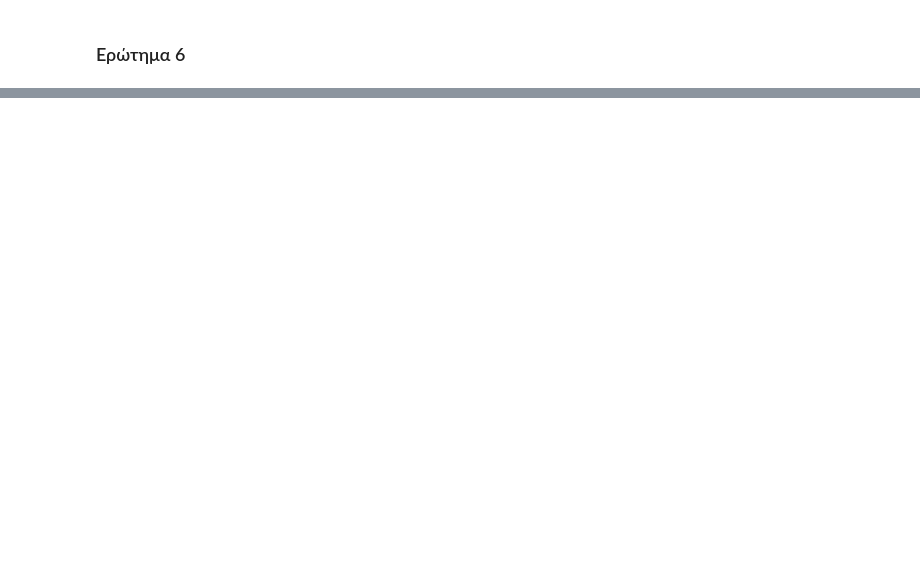
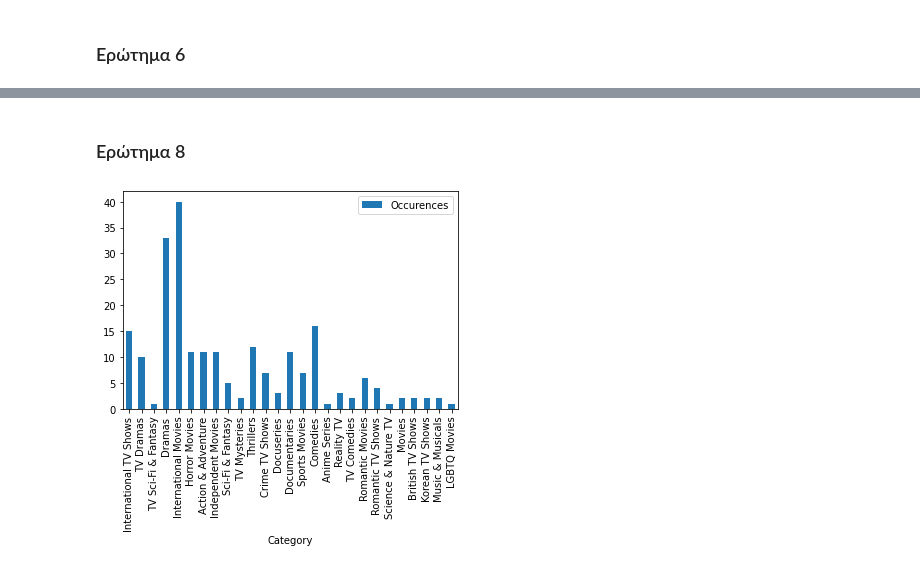
Before and after one commit to damik3/data-mining-spring-2021, a Jupyter notebook: hw1/hw1.ipynb, the cells around one changed output, grey strips where cells are left out. Cells and saved outputs as stored; diff of their text form; code cells hidden in the pictures; blank space fills up the shorter version.

```diff
--- a/hw1/hw1.ipynb
+++ b/hw1/hw1.ipynb
@@ -171,0 +211,13 @@ for country, actor_list in top_actors.items():
+# %% [markdown]
+### Ερώτημα 8
+# %%
+c = Counter()
+for category_list in df1.listed_in:
+    for category in [s.strip() for s in category_list.split(',')]:
+        c[category] += 1
+
+df0 = pd.DataFrame.from_dict(c, orient='index').reset_index().rename(columns={'index': 'Category', 0: 'Occurences' })
+df0.plot.bar(x='Category')
+None
+# %% [output]
+[figure, added]
```
Also changed, not shown: parts of 10 cells of this notebook.
